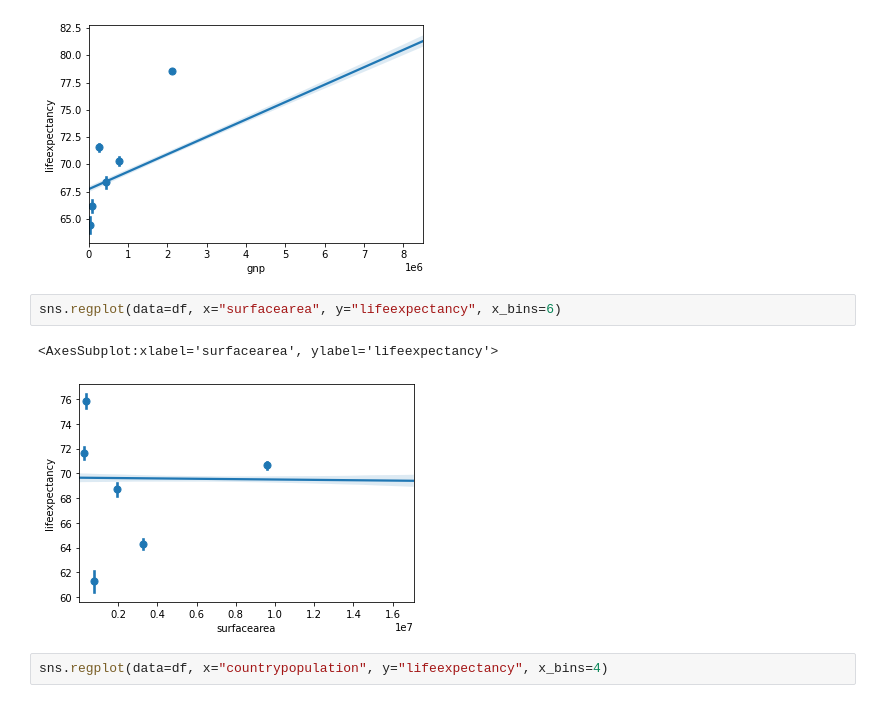
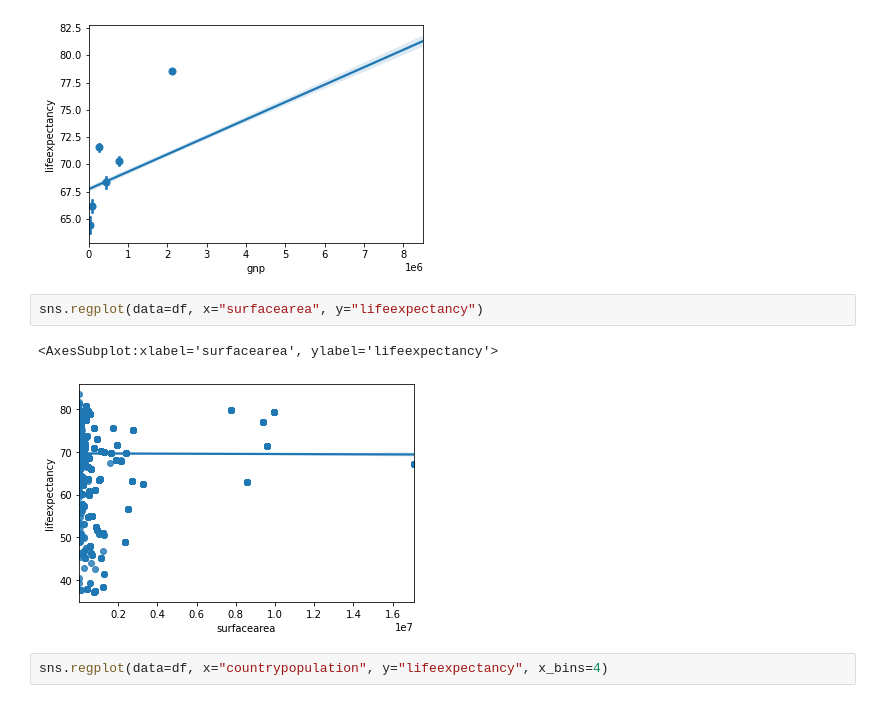
Before and after one commit to matt-c-knight/codeup-ind-project, a Jupyter notebook: practice.ipynb, the cells around one changed output. Cells and saved outputs as stored; diff of their text form.

```diff
--- a/practice.ipynb
+++ b/practice.ipynb
@@ -121,10 +122,10 @@ sns.regplot(data=df, x="gnp", y="lifeexpectancy", x_bins=6)
 <AxesSubplot:xlabel='gnp', ylabel='lifeexpectancy'>
 [figure]
 # %%
-sns.regplot(data=df, x="surfacearea", y="lifeexpectancy", x_bins=6)
+sns.regplot(data=df, x="surfacearea", y="lifeexpectancy")
 # %% [output]
 <AxesSubplot:xlabel='surfacearea', ylabel='lifeexpectancy'>
-[figure, old version]
+[figure, new version]
 # %%
 sns.regplot(data=df, x="countrypopulation", y="lifeexpectancy", x_bins=4)
 # %% [output]
```
Also changed, not shown: parts of 11 cells of this notebook.
